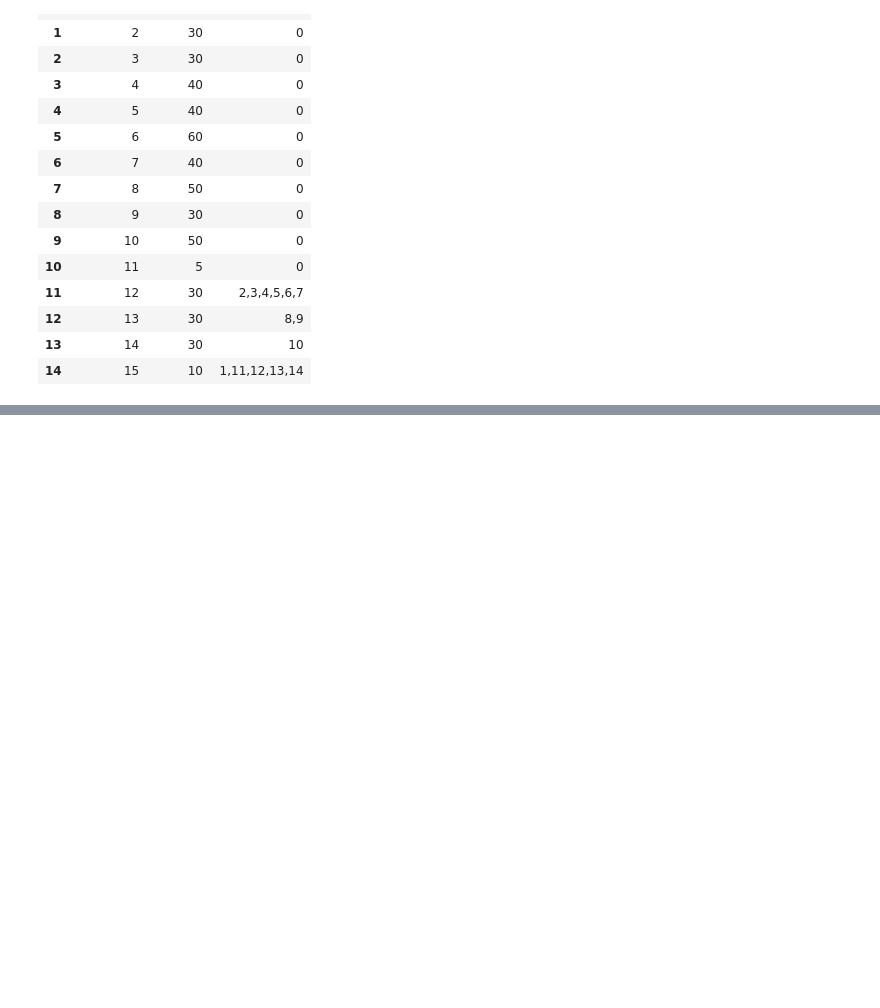
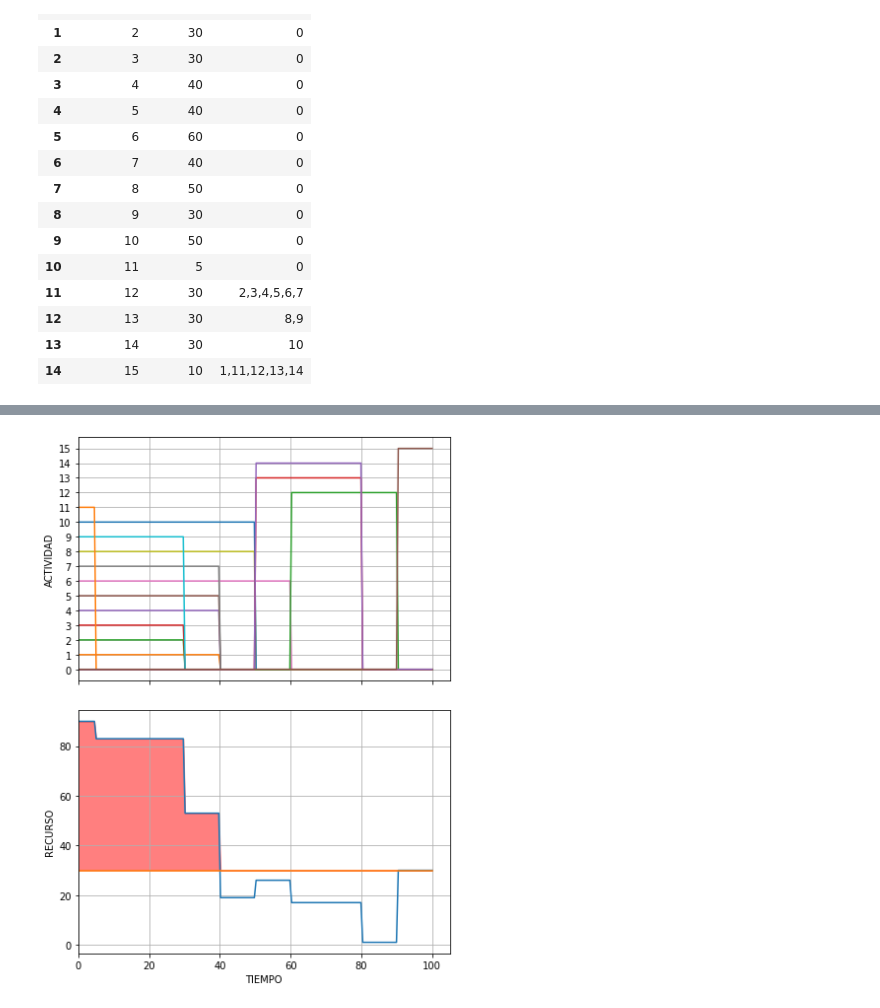
Before and after one commit to Michael-Jimenez-C/Investigaci-n-de-operaciones, a Jupyter notebook: pert.ipynb, the cells around one changed output, grey strips where cells are left out. Cells and saved outputs as stored; diff of their text form; code cells hidden in the pictures; blank space fills up the shorter version.

```diff
--- a/pert.ipynb
+++ b/pert.ipynb
@@ -136,0 +154,4 @@ s.digrama_recurso_vs_tiempo([10,10,10,10,10,10,4,7,10,2,7,1,12,4,5],30)
+# %%
+s.gantResumen([10,10,10,10,10,10,4,7,10,2,7,1,12,4,30],30)
+# %% [output]
+[figure, added]
```
Also changed, not shown: parts of 3 cells of this notebook.
